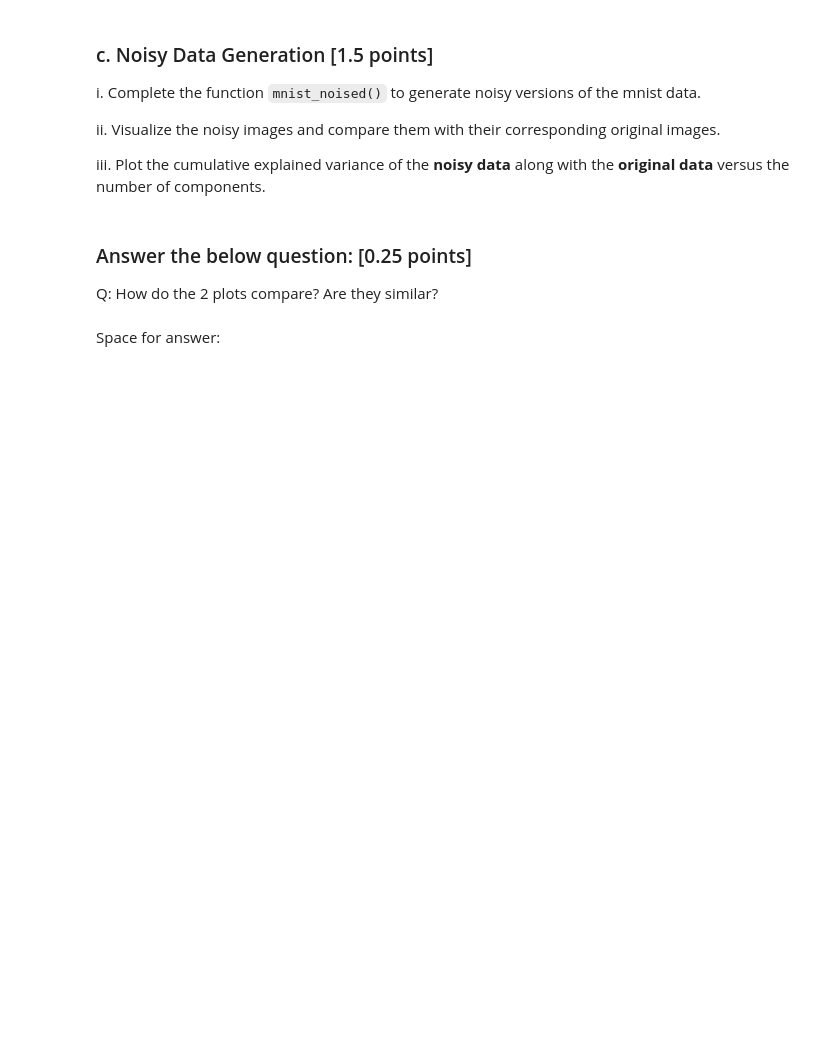
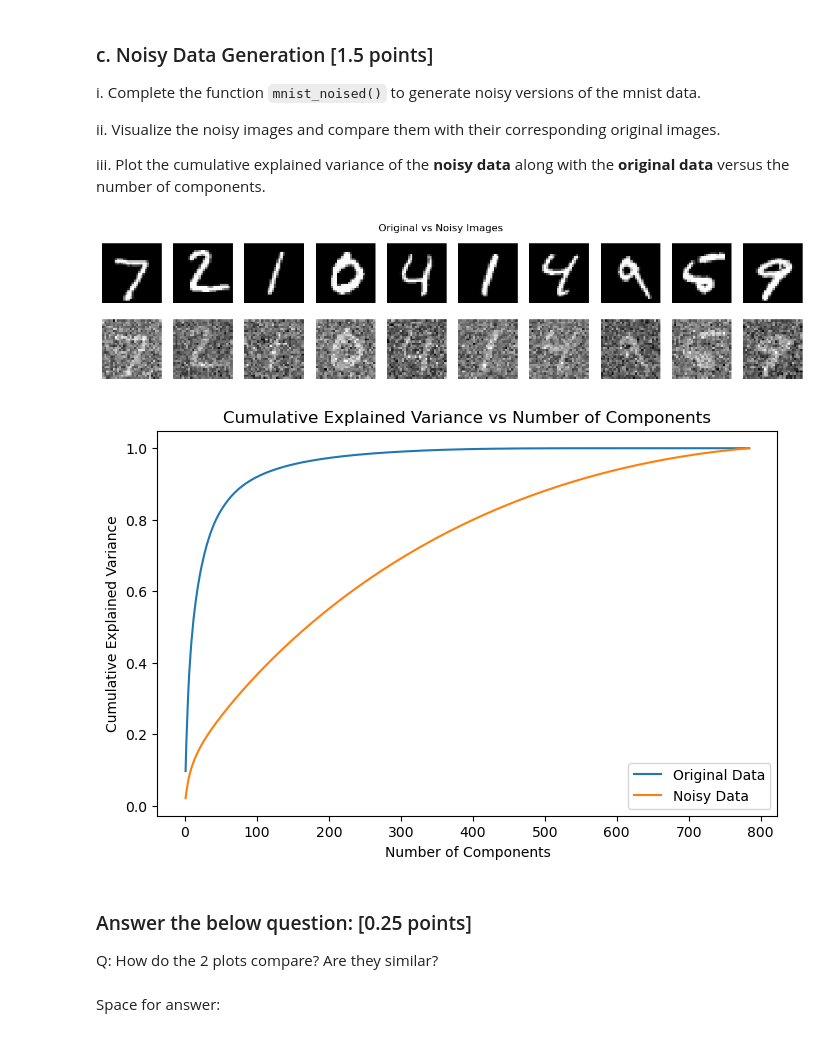
Before and after one commit to mobashirrahman/nnti, a Jupyter notebook: Assignment3/NNTI_Assignment3_(Q3.4).ipynb, the cells around one changed output. Drawn from its saved outputs; the diff is of its cells as text; code cells hidden in the pictures; blank space fills up the shorter version.

```diff
--- a/Assignment3/NNTI_Assignment3_(Q3.4).ipynb
+++ b/Assignment3/NNTI_Assignment3_(Q3.4).ipynb
@@ -87,8 +177,10 @@ Complete the function `pca_reconstruction_error()`. It should:
 - Projects `X` onto the top `p` principal components, reconstructs it.
 - Compute the normalized reconstruction error in terms of the Frobenius norm, i.e. $e_{p} = \frac{\|x - \hat{x}_p\|_{F}}{\|x\|_{F}}$, where $x$ denotes the input matrix and $\hat{x}_p$ denotes the recovered matrix associated to each $p$.
 # %%
+import torch
+
 def pca_reconstruction_error(X, p, eigvecs):
-   """
+    """
     Calculates the PCA reconstruction error for the given data `X` using the top `p` principal components.
 
     Args:
@@ -100,8 +192,23 @@ def pca_reconstruction_error(X, p, eigvecs):
         tuple: A tuple containing:
             - error (float): The normalized Frobenius norm of the difference between `X` and its PCA reconstruction, representing the reconstruction error.
             - X_reconstructed (torch.Tensor): The reconstructed data using `p` principal components.
-   """
-   pass
+    """
+    # Center the data
+    X_centered = X - X.mean(dim=0)
+
+    # Select the top p eigenvectors
+    eigvecs_p = eigvecs[:, :p]
+
+    # Project the data onto the top p principal components
+    projection = X_centered @ eigvecs_p
+
+    # Reconstruct the data from the projection
+    X_reconstructed = projection @ eigvecs_p.T + X.mean(dim=0)
+
+    # Compute the Frobenius norm of the reconstruction error
+    error = torch.norm(X - X_reconstructed, p='fro') / torch.norm(X, p='fro')
+
+    return error.item(), X_reconstructed
 # %%
 ### Driver code for the previousky defined functions
 frobenius_norm = []
@@ -131,38 +243,48 @@ ii.   Visualize the noisy images and compare them with their corresponding origi
 
 iii.   Plot the cumulative explained variance of the **noisy data** along with the **original data** versus the number of components.
 # %%
-# Add Gaussian noise
 def mnist_noised(X, noise_var=0.25):
-   """
+    """
     Adds Gaussian noise to the input data `X`.
 
     Args:
         X (torch.Tensor): A 2D tensor where rows represent samples and columns represent features (e.g., flattened images).
         noise_var (float, optional): The variance of the Gaussian noise to be added. Default is 0.25.
 
     Returns:
-        torch.Tensor: A tensor with Gaussian noise added to each element of `X`..
-   """
-   pass
+        torch.Tensor: A tensor with Gaussian noise added to each element of `X`.
+    """
+    noise = torch.randn_like(X) * noise_var ** 0.5
+    return X + noise
 
 # Add Gaussian noise to the data
 noisy_data = mnist_noised(X)
 
 # Plot some original and noisy images
 fig, axes = plt.subplots(2, 10, figsize=(15, 3))
 for i in range(10):
     axes[0, i].imshow(X[i].reshape(28, 28), cmap='gray')
     axes[0, i].axis('off')
     axes[1, i].imshow(noisy_data[i].reshape(28, 28), cmap='gray')
     axes[1, i].axis('off')
 plt.suptitle('Original vs Noisy Images')
 plt.show()
 
 # Compute eigen decomposition for the noisy data
 eigvals_noisy, eigvecs_noisy, cumulative_variance_explained_noisy = eigen_decomp(noisy_data)
 
 # Plot the cumulative variance for noisy data and original data
-##TODO##
+plt.figure(figsize=(8, 5))
+plt.plot(np.arange(1, len(cumulative_variance_explained) + 1), cumulative_variance_explained, label='Original Data')
+plt.plot(np.arange(1, len(cumulative_variance_explained_noisy) + 1), cumulative_variance_explained_noisy, label='Noisy Data')
+plt.xlabel('Number of Components')
+plt.ylabel('Cumulative Explained Variance')
+plt.title('Cumulative Explained Variance vs Number of Components')
+plt.legend()
+plt.show()
+# %% [output]
+[figure, added]
+[figure, added]
 # %% [markdown]
 ### Answer the below question: [0.25 points]
 
```
Also changed, not shown: parts of 11 cells of this notebook, 1 other file.
